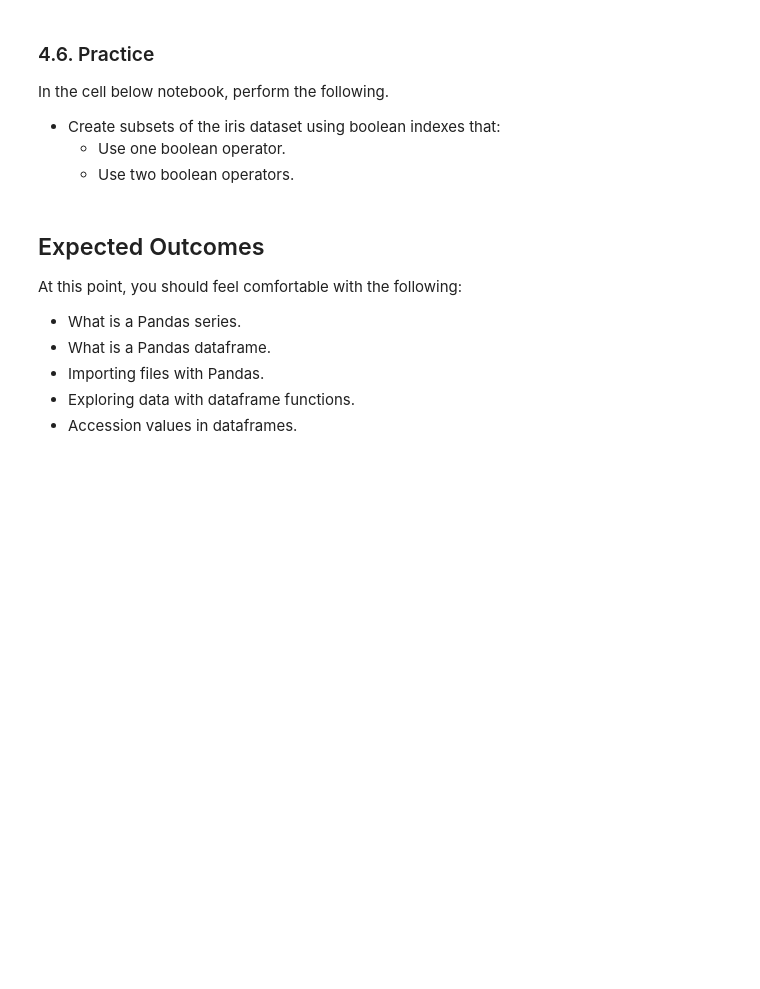
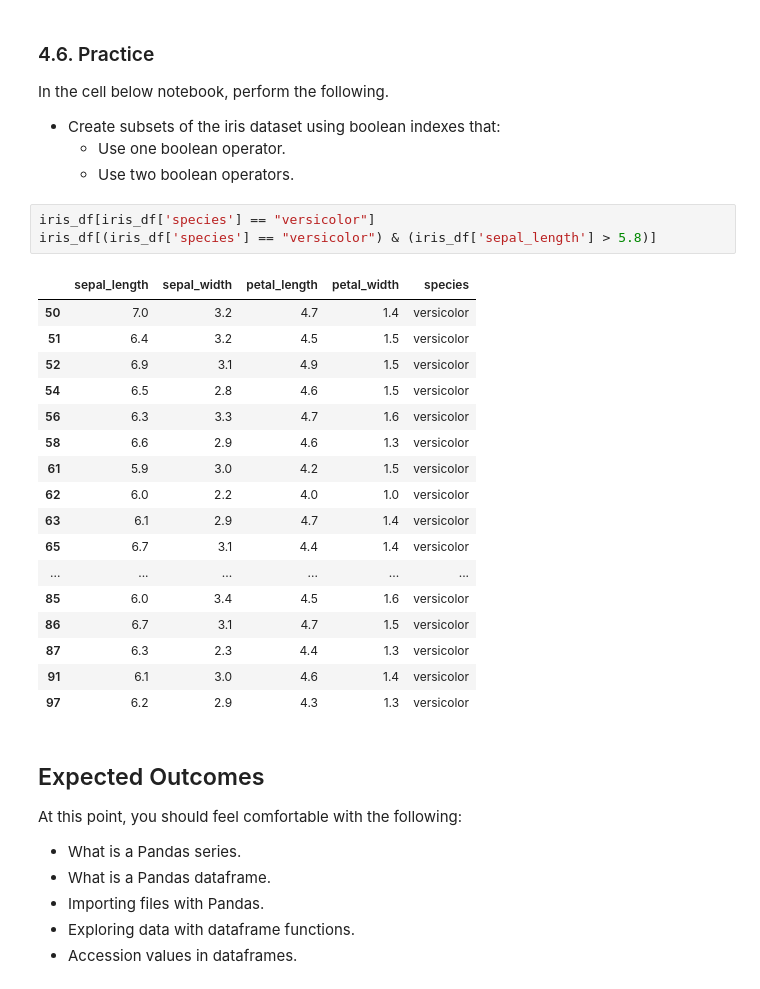
Before and after one commit to ko0000/Data-Analytics-With-Python, a Jupyter notebook: Module2-Data_Analytics/A03-Pandas_Part1.ipynb, the cells around one changed output. Drawn from its saved outputs; the diff is of its cells as text; blank space fills up the shorter version.

```diff
--- a/Module2-Data_Analytics/A03-Pandas_Part1.ipynb
+++ b/Module2-Data_Analytics/A03-Pandas_Part1.ipynb
@@ -473,6 +815,27 @@ In the cell below notebook, perform the following.
 + Create subsets of the iris dataset using boolean indexes that:
     + Use one boolean operator.
     + Use two boolean operators.
+# %%
+iris_df[iris_df['species'] == "versicolor"]
+iris_df[(iris_df['species'] == "versicolor") & (iris_df['sepal_length'] > 5.8)]
+# %% [output]
+|  | sepal_length | sepal_width | petal_length | petal_width | species |
+| 50 | 7.0 | 3.2 | 4.7 | 1.4 | versicolor |
+| 51 | 6.4 | 3.2 | 4.5 | 1.5 | versicolor |
+| 52 | 6.9 | 3.1 | 4.9 | 1.5 | versicolor |
+| 54 | 6.5 | 2.8 | 4.6 | 1.5 | versicolor |
+| 56 | 6.3 | 3.3 | 4.7 | 1.6 | versicolor |
+| 58 | 6.6 | 2.9 | 4.6 | 1.3 | versicolor |
+| 61 | 5.9 | 3.0 | 4.2 | 1.5 | versicolor |
+| 62 | 6.0 | 2.2 | 4.0 | 1.0 | versicolor |
+| 63 | 6.1 | 2.9 | 4.7 | 1.4 | versicolor |
+| 65 | 6.7 | 3.1 | 4.4 | 1.4 | versicolor |
+| ... | ... | ... | ... | ... | ... |
+| 85 | 6.0 | 3.4 | 4.5 | 1.6 | versicolor |
+| 86 | 6.7 | 3.1 | 4.7 | 1.5 | versicolor |
+| 87 | 6.3 | 2.3 | 4.4 | 1.3 | versicolor |
+| 91 | 6.1 | 3.0 | 4.6 | 1.4 | versicolor |
+| 97 | 6.2 | 2.9 | 4.3 | 1.3 | versicolor |
 # %% [markdown]
 ## Expected Outcomes
 At this point, you should feel comfortable with the following:
```
Also changed, not shown: parts of 40 cells of this notebook, 1 other file.
